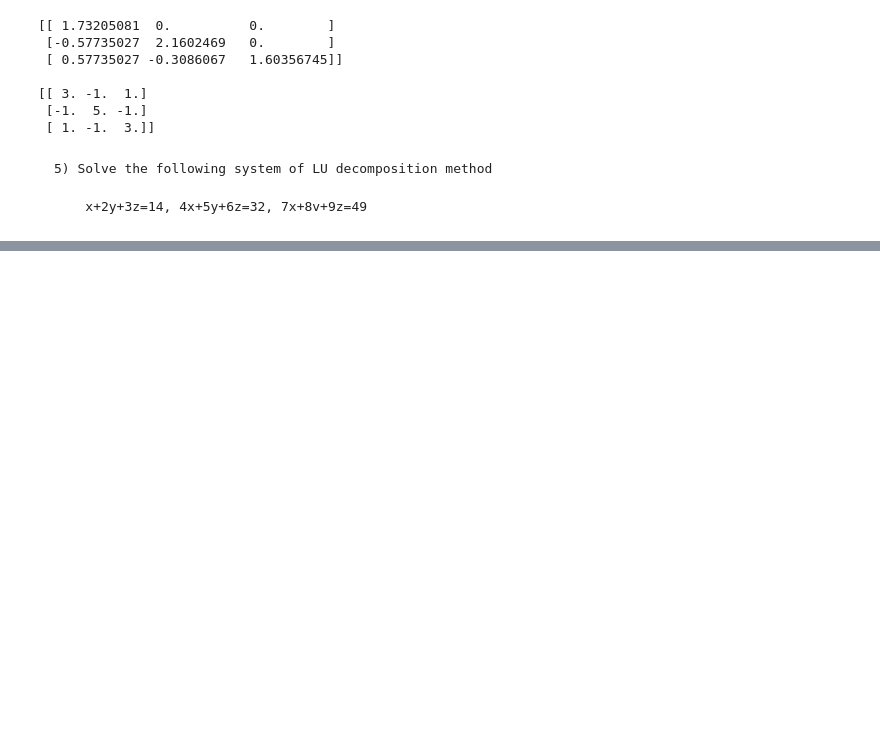
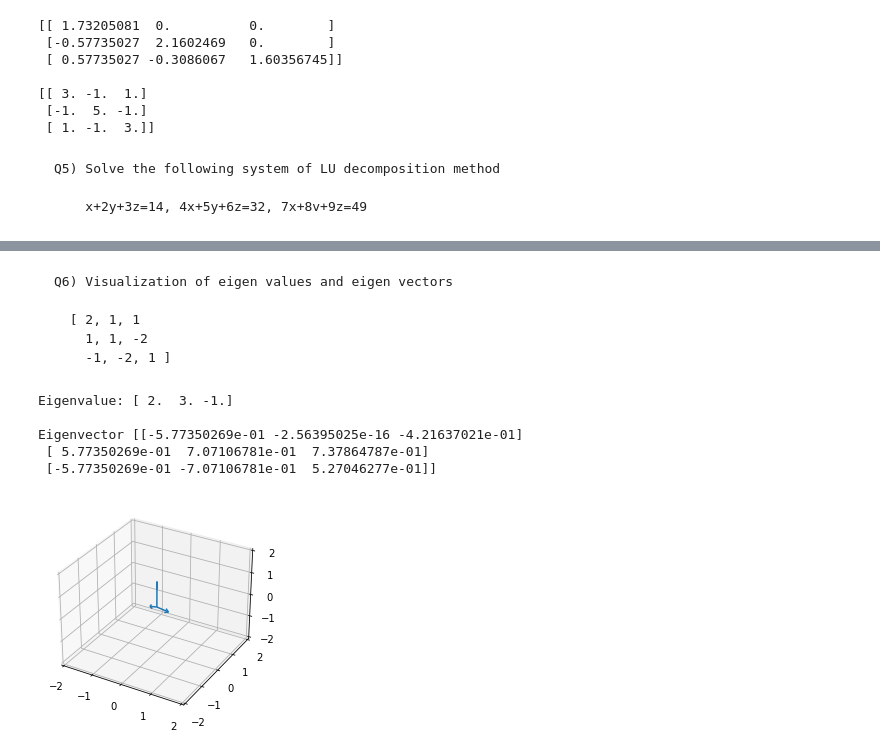
Before and after one commit to rohilahuja3/dsa-and-daa-lab-codes, a Jupyter notebook: final_maths_lab.ipynb, the cells around one changed output, grey strips where cells are left out. Saved outputs shown, nothing was run; the diff lists cells and outputs as text; code cells hidden in the pictures; blank space fills up the shorter version.

```diff
--- a/final_maths_lab.ipynb
+++ b/final_maths_lab.ipynb
@@ -1301,7 +1304,7 @@ print(np.dot(L,L.T))
  [-1.  5. -1.]
  [ 1. -1.  3.]]
 # %% [markdown]
-    5) Solve the following system of LU decomposition method
+    Q5) Solve the following system of LU decomposition method
 
         x+2y+3z=14, 4x+5y+6z=32, 7x+8v+9z=49
 # %%
@@ -1322,3 +1327,36 @@ print(u)
 [[ 7.          8.          9.         49.        ]
  [ 0.          0.85714286  1.71428571  7.        ]
  [ 0.          0.          0.          0.5       ]]
+# %% [markdown]
+    Q6) Visualization of eigen values and eigen vectors
+
+      [ 2, 1, 1
+        1, 1, -2
+        -1, -2, 1 ]
+# %%
+import numpy as np
+import matplotlib.pyplot as plt
+
+a = np.array([[2, 1, 1], [1, 1, -2], [-1, -2, 1]])
+w,v= np.linalg.eig(a)
+print('Eigenvalue:', w,'\n')
+print('Eigenvector', v,'\n')
+
+fig=plt.figure()
+ax=plt.axes(projection='3d')
+ax.set_xlim([-2, 2])
+ax.set_ylim([-2, 2])
+ax.set_zlim([-2, 2])
+start=[0,0,0]
+
+for i, l in enumerate(range(0,3)):
+    ax.quiver(start[0],start[0],start[0],v[0,i],v[1,i],v[2,i])
+
+plt.show()
+# %% [output]
+Eigenvalue: [ 2.  3. -1.]
+
+Eigenvector [[-5.77350269e-01 -2.56395025e-16 -4.21637021e-01]
+ [ 5.77350269e-01  7.07106781e-01  7.37864787e-01]
+ [-5.77350269e-01 -7.07106781e-01  5.27046277e-01]]
+[figure, added]
```
Also changed, not shown: parts of 45 cells of this notebook, 3 other files.
